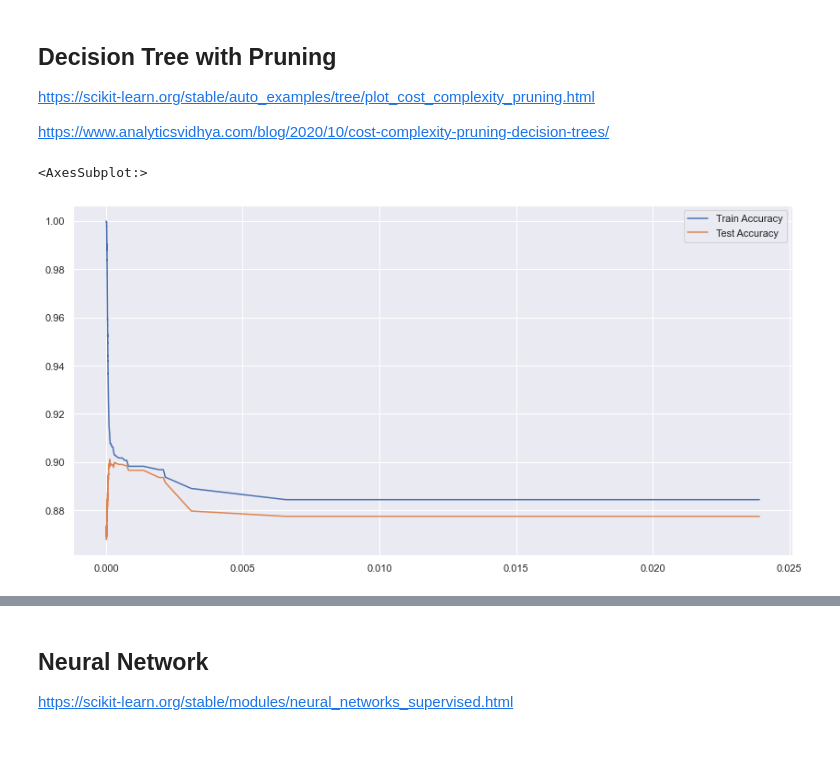
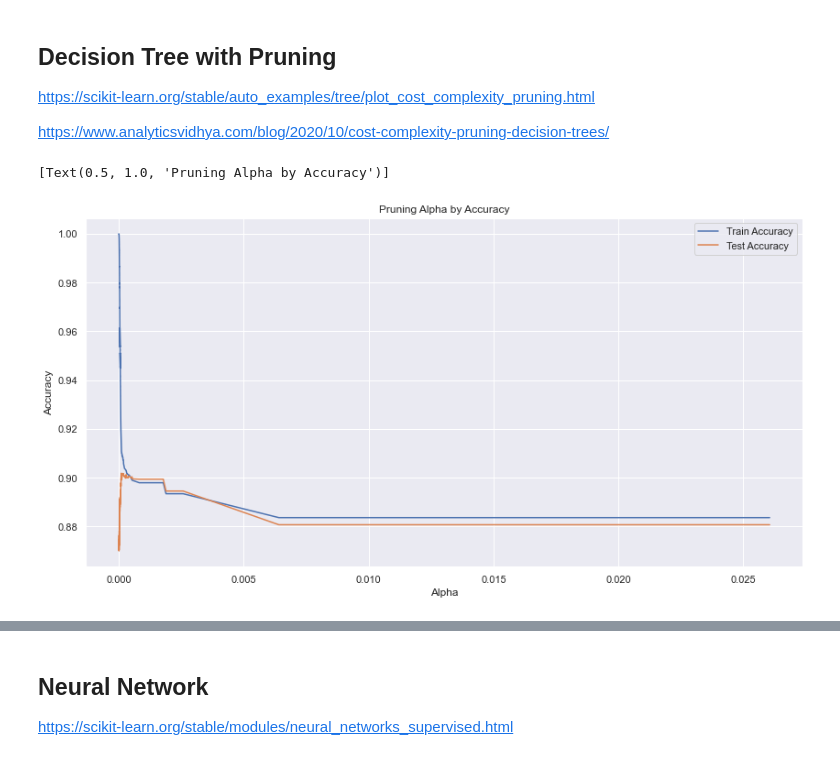
Before and after one commit to nichoward/Supervised-Learning-CS-7641, a Jupyter notebook: Supervised Learning.ipynb, the cells around one changed output, grey strips where cells are left out. Saved outputs shown, nothing was run; the diff lists cells and outputs as text; code cells hidden in the pictures.

```diff
--- a/Supervised Learning.ipynb
+++ b/Supervised Learning.ipynb
@@ -107,11 +107,11 @@ for i in alphas:
 # %%
 sns.set()
 plt.figure(figsize=(14,7))
-sns.lineplot(y = accuracy_train, x = alphas, label = "Train Accuracy")
-sns.lineplot(y = accuracy_test, x = alphas, label = "Test Accuracy")
+sns.lineplot(y = accuracy_train, x = alphas, label = "Train Accuracy").set(xlabel='Alpha', ylabel='Accuracy')
+sns.lineplot(y = accuracy_test, x = alphas, label = "Test Accuracy").set(title='Pruning Alpha by Accuracy')
 # %% [output]
-<AxesSubplot:>
+[Text(0.5, 1.0, 'Pruning Alpha by Accuracy')]
-[figure, old version]
+[figure, new version]
 # %%
 start_time = time.time()
 final_tree = DecisionTreeClassifier(random_state=0, ccp_alpha=max_score_alpha)
```
Also changed, not shown: parts of 16 cells of this notebook.
